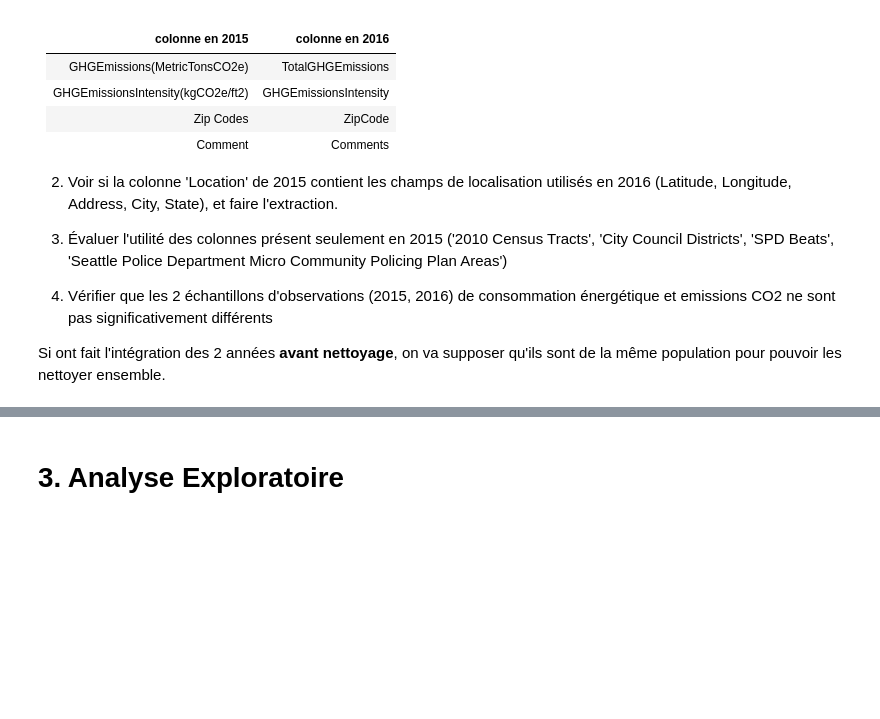
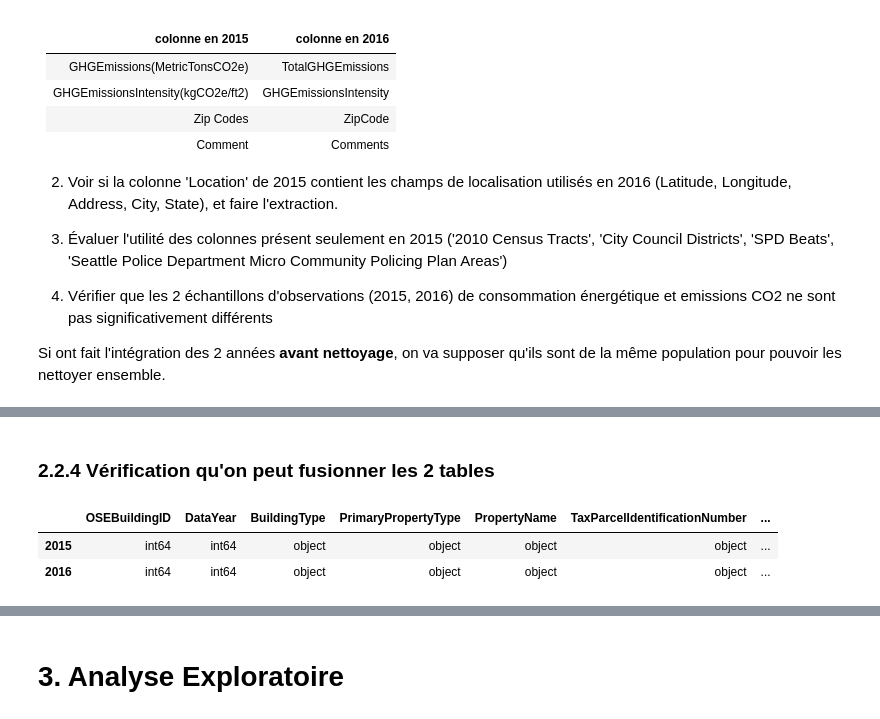
Before and after one commit to mrcreasey/oc-ds-p4-supervised-learning, a Jupyter notebook: Pélec_01_notebook.ipynb, the cells around one changed output, grey strips where cells are left out. Drawn from its saved outputs; the diff is of its cells as text; code cells hidden in the pictures; blank space fills up the shorter version.

```diff
--- a/Pélec_01_notebook.ipynb
+++ b/Pélec_01_notebook.ipynb
@@ -346,0 +432,10 @@ Si ont fait l'intégration des 2 années **avant nettoyage**, on va supposer qu'
+# %% [markdown]
+### 2.2.4 Vérification qu'on peut fusionner les 2 tables
+# %%
+dtypes = pd.concat([data2015.dtypes.rename('2015'),
+                    data2016.dtypes.rename('2016')], axis=1)
+dtypes.T
+# %% [output]
+|  | OSEBuildingID | DataYear | BuildingType | PrimaryPropertyType | PropertyName | TaxParcelIdentificationNumber | ... |
+| 2015 | int64 | int64 | object | object | object | object | ... |
+| 2016 | int64 | int64 | object | object | object | object | ... |
```
Also changed, not shown: parts of 12 cells of this notebook.
